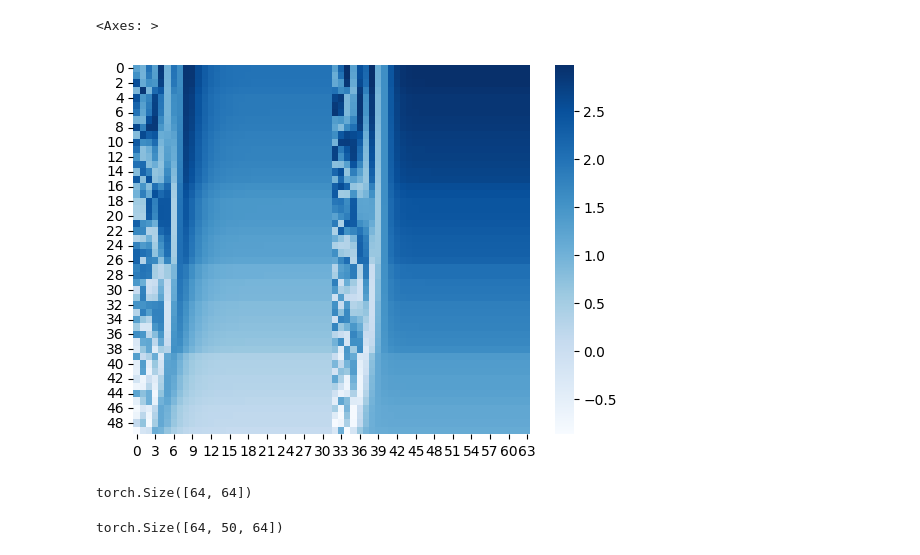
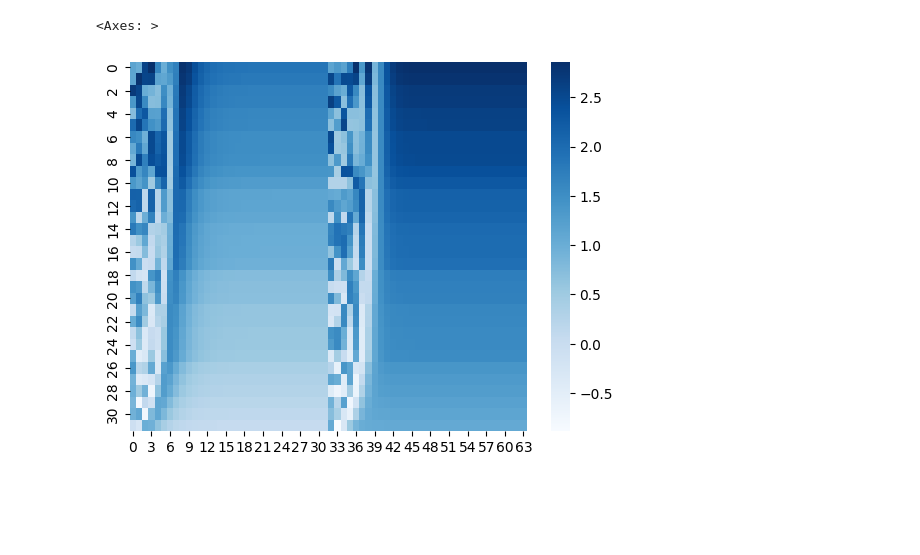
Before and after one commit to GerasimovSergey2001/WaveGC, a Jupyter notebook: demo.ipynb, the cells around one changed output. Drawn from its saved outputs; the diff is of its cells as text; code cells hidden in the pictures; blank space fills up the shorter version.

```diff
--- a/demo.ipynb
+++ b/demo.ipynb
@@ -7,27 +7,19 @@ from src.layer.encoders import TrigonometricEncoder
 # %%
 import numpy as np
 import seaborn as sns
 
-eigvs = torch.tensor(np.random.uniform(0,2, (64,50) ),
+eigvs = torch.tensor(np.random.uniform(0,2, (64, 32) ),
                       dtype=torch.float32).sort(
     axis=1,descending=True).values
 d = 64
 
 pe = TrigonometricEncoder(d, 100, project=False)
 pos = pe(eigvs)
 sns.heatmap(pos.detach()[0], cmap='Blues')
 # %% [output]
 <Axes: >
-[figure, old version]
+[figure, new version]
 # %%
 coefs_function = WaveletCoefs(d, 0.01, 4)
 # %%
 coefs = coefs_function(eigvs)
-# %%
-coefs.mean(dim=-2).shape
-# %% [output]
-torch.Size([64, 64])
-# %%
-coefs.shape
-# %% [output]
-torch.Size([64, 50, 64])
```
Also changed, not shown: parts of 8 cells of this notebook, 3 other files.
